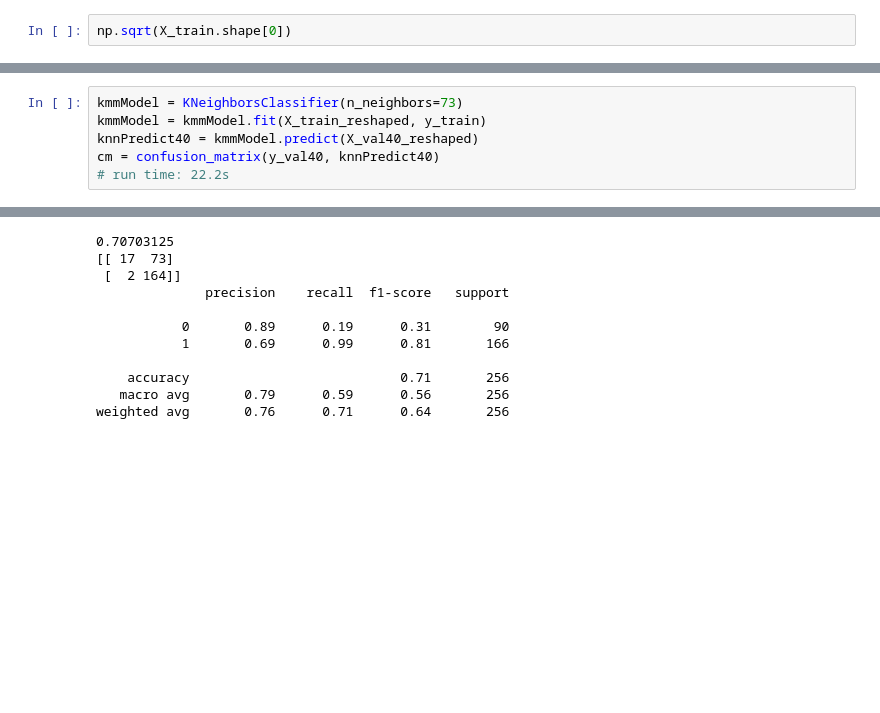
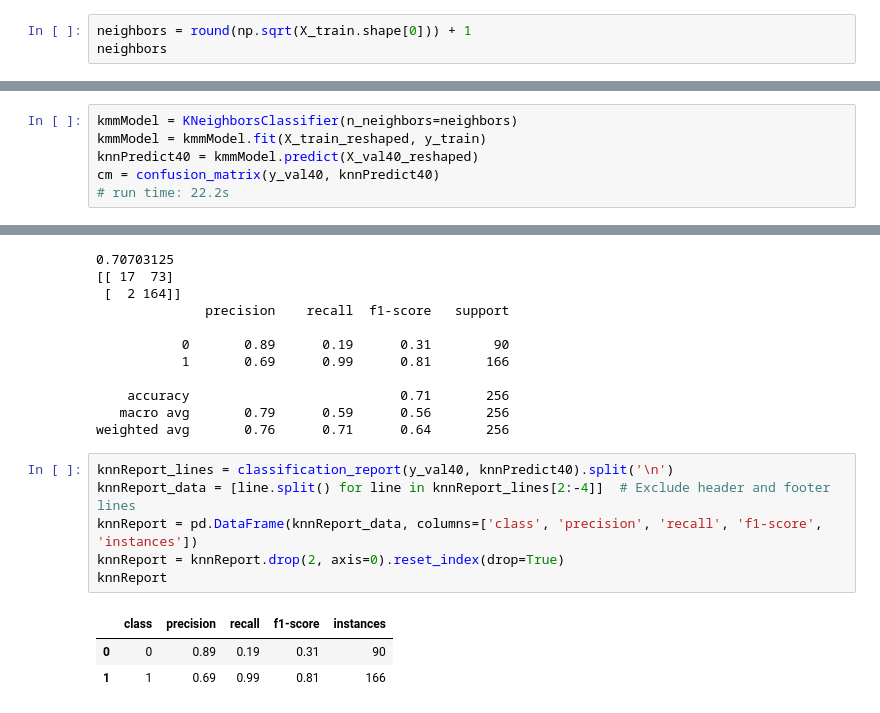
Before and after one commit to kendraliu/Pneumonia-Prediction, a Jupyter notebook: training.ipynb, the cells around one changed output, grey strips where cells are left out. Drawn from its saved outputs; the diff is of its cells as text; blank space fills up the shorter version.

Commit message:
knn report

```diff
--- a/training.ipynb
+++ b/training.ipynb
@@ -727,5 +727,6 @@ rfAC, rfTP, rfFN, rfFP, rfTN
 # %% [markdown]
 ### KNN
 # %%
-np.sqrt(X_train.shape[0])
+neighbors = round(np.sqrt(X_train.shape[0])) + 1
+neighbors
 # %% [output]
@@ -733,5 +734,5 @@ np.sqrt(X_train.shape[0])
 # %%
-kmmModel = KNeighborsClassifier(n_neighbors=73)
+kmmModel = KNeighborsClassifier(n_neighbors=neighbors)
 kmmModel = kmmModel.fit(X_train_reshaped, y_train)
 knnPredict40 = kmmModel.predict(X_val40_reshaped)
 cm = confusion_matrix(y_val40, knnPredict40)
@@ -769,3 +770,13 @@ print(classification_report(y_val40, knnPredict40))
     accuracy                           0.71       256
    macro avg       0.79      0.59      0.56       256
 weighted avg       0.76      0.71      0.64       256
+# %%
+knnReport_lines = classification_report(y_val40, knnPredict40).split('\n')
+knnReport_data = [line.split() for line in knnReport_lines[2:-4]]  # Exclude header and footer lines
+knnReport = pd.DataFrame(knnReport_data, columns=['class', 'precision', 'recall', 'f1-score', 'instances'])
+knnReport = knnReport.drop(2, axis=0).reset_index(drop=True)
+knnReport
+# %% [output]
+|  | class | precision | recall | f1-score | instances |
+| 0 | 0 | 0.89 | 0.19 | 0.31 | 90 |
+| 1 | 1 | 0.69 | 0.99 | 0.81 | 166 |
```
Also changed, not shown: parts of 2 cells of this notebook.
